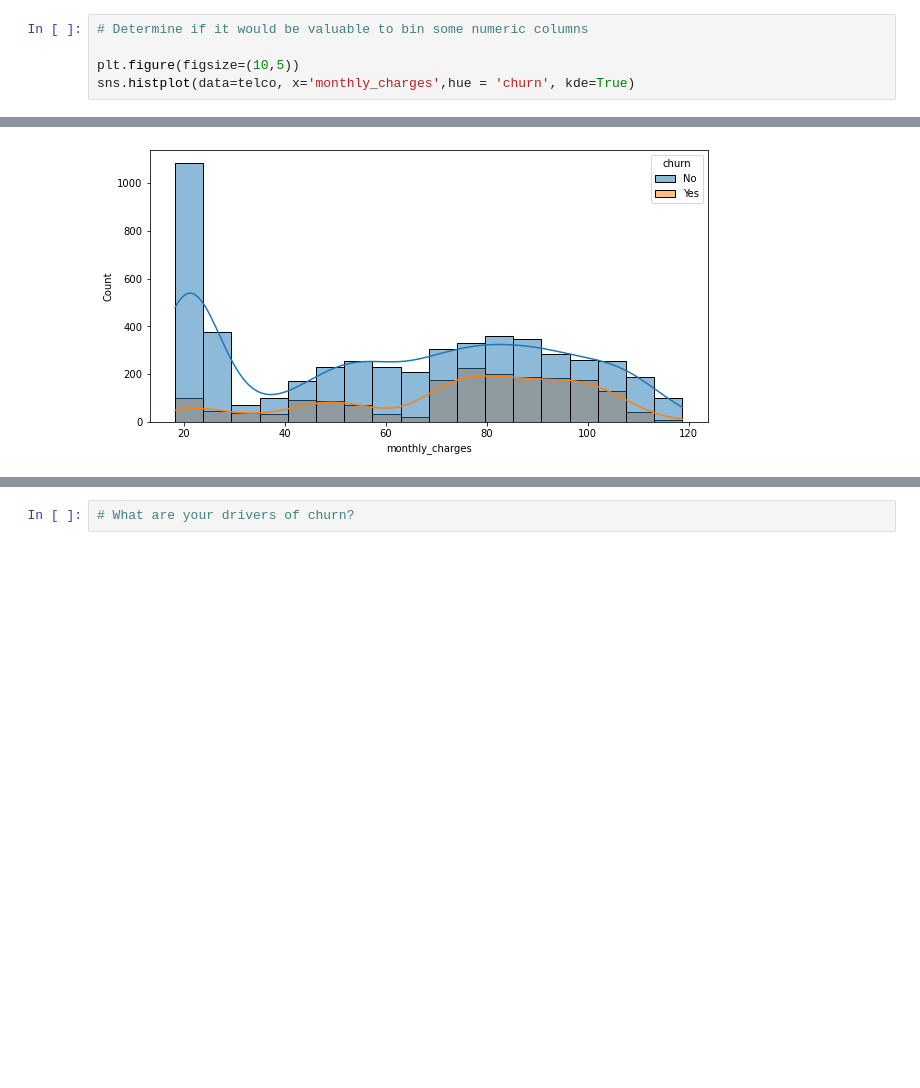
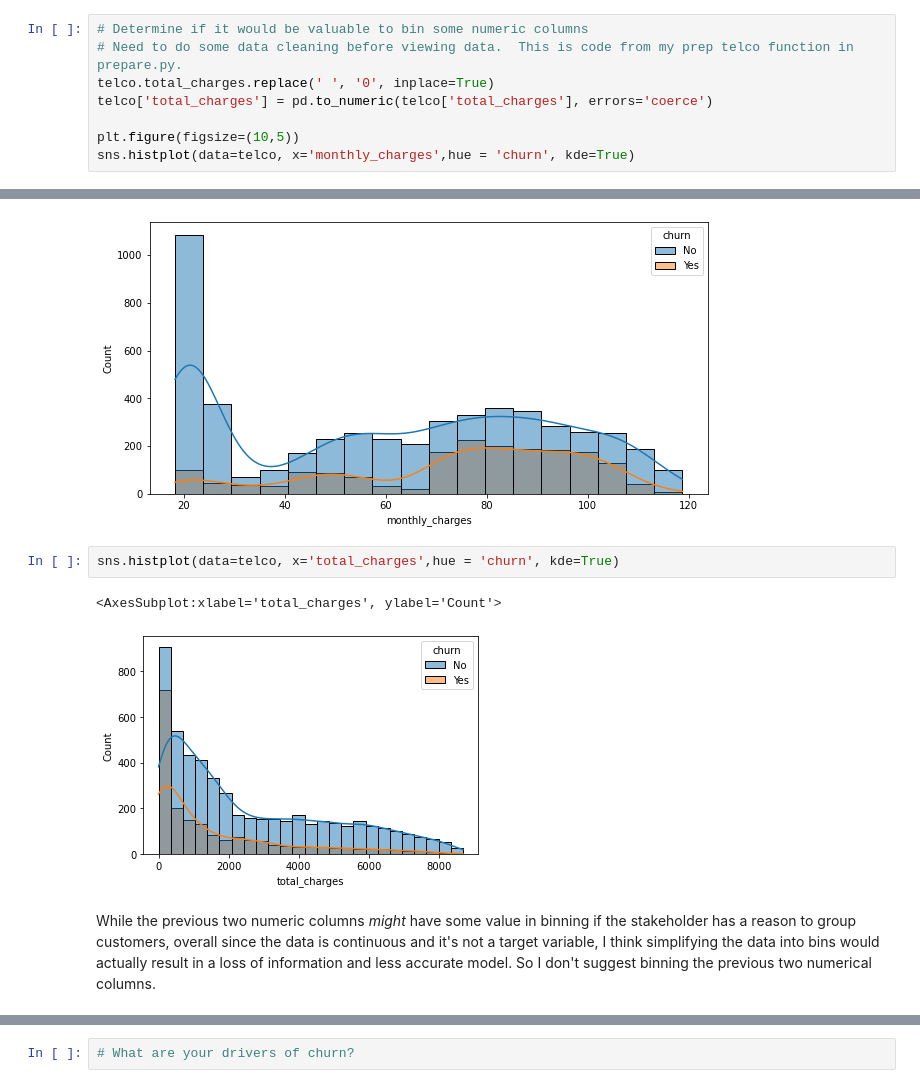
Before and after one commit to AndrewRachuig/classification-exercises, a Jupyter notebook: classification-exercises.ipynb, the cells around one changed output, grey strips where cells are left out. Saved outputs shown, nothing was run; the diff lists cells and outputs as text; blank space fills up the shorter version.

```diff
--- a/classification-exercises.ipynb
+++ b/classification-exercises.ipynb
@@ -1102,8 +1106,18 @@ telco.T.head(25)
 # %%
 # Determine if it would be valuable to bin some numeric columns
+# Need to do some data cleaning before viewing data.  This is code from my prep telco function in prepare.py.
+telco.total_charges.replace(' ', '0', inplace=True)
+telco['total_charges'] = pd.to_numeric(telco['total_charges'], errors='coerce')
 
 plt.figure(figsize=(10,5))
 sns.histplot(data=telco, x='monthly_charges',hue = 'churn', kde=True)
 # %% [output]
 <AxesSubplot:xlabel='monthly_charges', ylabel='Count'>
 [figure]
+# %%
+sns.histplot(data=telco, x='total_charges',hue = 'churn', kde=True)
+# %% [output]
+<AxesSubplot:xlabel='total_charges', ylabel='Count'>
+[figure, added]
+# %% [markdown]
+While the previous two numeric columns *might* have some value in binning if the stakeholder has a reason to group customers, overall since the data is continuous and it's not a target variable, I think simplifying the data into bins would actually result in a loss of information and less accurate model.  So I don't suggest binning the previous two numerical columns.
```
Also changed, not shown: parts of 15 cells of this notebook, 4 other files.
